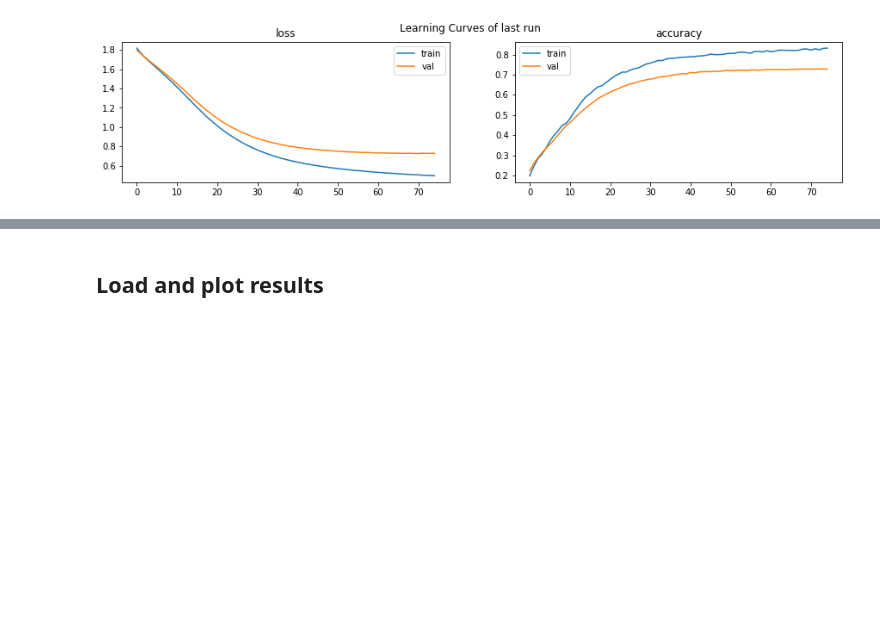
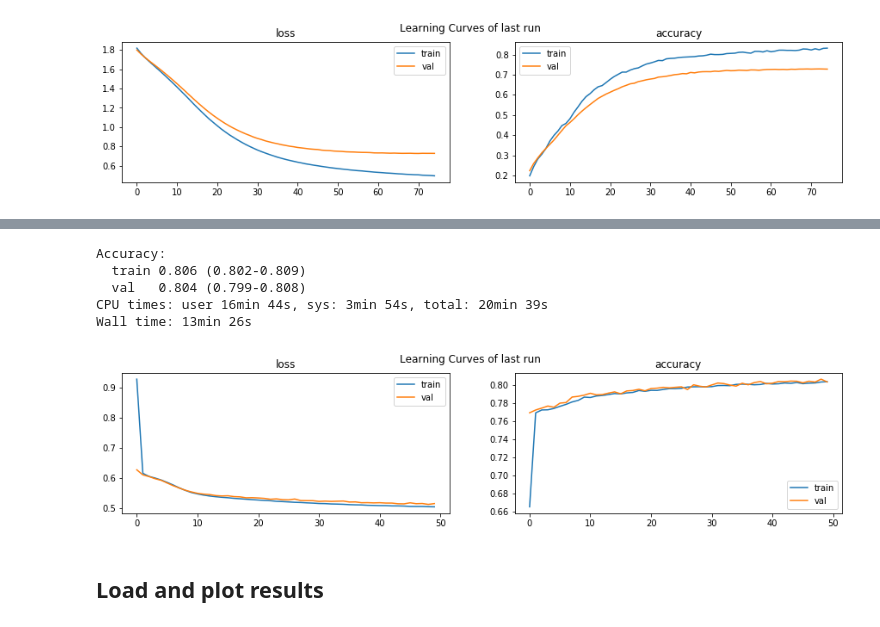
Before and after one commit to vogi23/VM2-Code, a Jupyter notebook: project/07_Jass_NN_multi.ipynb, the cells around one changed output, grey strips where cells are left out. Saved outputs shown, nothing was run; the diff lists cells and outputs as text; code cells hidden in the pictures; blank space fills up the shorter version.

```diff
--- a/project/07_Jass_NN_multi.ipynb
+++ b/project/07_Jass_NN_multi.ipynb
@@ -329,3 +357,17 @@ Wall time: 42.2 s
+# %%
+%%time
+epochs = 50
+batch_size = 64
+hists_16_80000 = crossvalidate(deep_model_h16, batch_size, epochs, 0.8, None, 5)
+save_hists('hists_16_80000', hists_16_80000)
+print_crossvalidated_results(hists_16_80000)
+# %% [output]
+Accuracy:
+  train 0.806 (0.802-0.809)
+  val   0.804 (0.799-0.808)
+CPU times: user 16min 44s, sys: 3min 54s, total: 20min 39s
+Wall time: 13min 26s
+[figure, added]
 # %% [markdown]
 ## Load and plot results
 # %%
```
Also changed, not shown: parts of 6 cells of this notebook, 32 other files.
